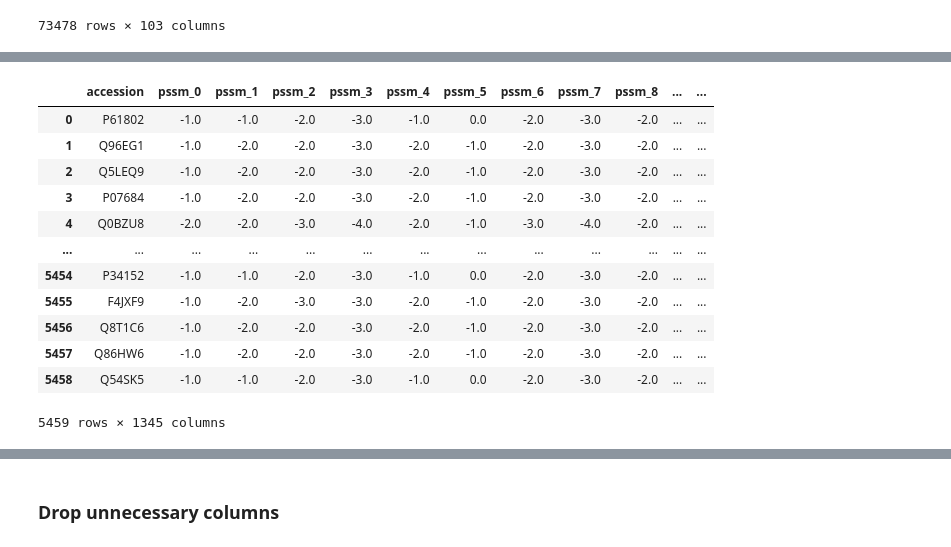
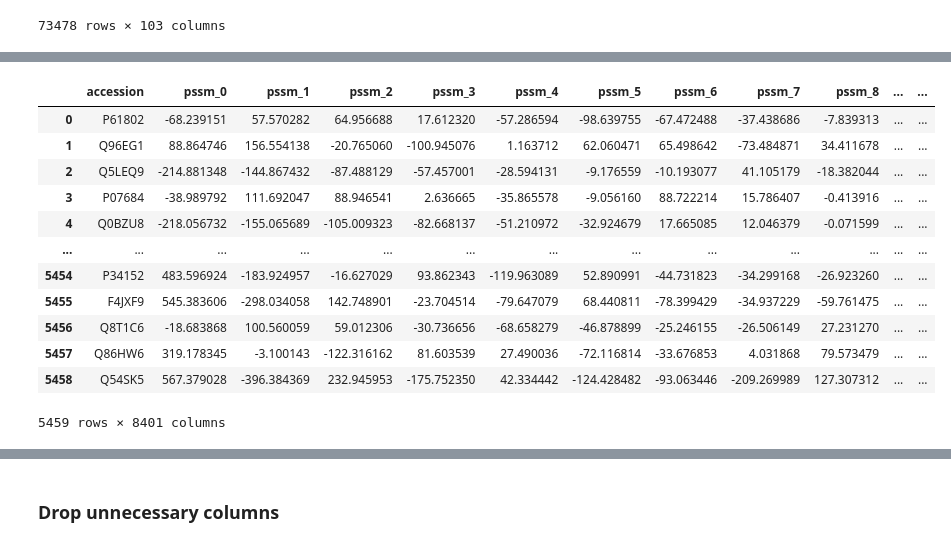
Before and after one commit to ScooterStuff/ec-prediction-ml, a Jupyter notebook: experiments/merge_features.ipynb, the cells around one changed output, grey strips where cells are left out. Drawn from its saved outputs; the diff is of its cells as text; code cells hidden in the pictures.

```diff
--- a/experiments/merge_features.ipynb
+++ b/experiments/merge_features.ipynb
@@ -197,19 +197,23 @@ test_df:pssm_matrix range:  53 5488
 # %%
-def truncate_and_flatten(matrix, target_rows=32, n_cols=42):
-
-    matrix = np.array(matrix, dtype=float)
+def truncate_and_flatten(matrix, target_rows=2000, n_cols=42):
+    matrix = np.array(matrix, dtype=np.float32) # reduce memory usage
     m = matrix.shape[0]
     if m < target_rows:
-        pad = np.zeros((target_rows - m, n_cols))
+        pad = np.zeros((target_rows - m, n_cols), dtype=np.float32)
         matrix = np.vstack([matrix, pad])
     else:
-        matrix = matrix[:target_rows, :]
+        matrix = matrix[:target_rows, :n_cols]
     return matrix.flatten()
 # %%
-features = train_pssm['pssm_matrix'].apply(lambda x: truncate_and_flatten(x, target_rows=32, n_cols=42))
-features_matrix = np.stack(features.values)
-new_train_pssm = pd.DataFrame(features_matrix, columns=[f'pssm_{i}' for i in range(features_matrix.shape[1])])
-new_train_pssm.insert(0, 'accession', train_pssm['accession_id'])
+# Use list comprehension instead of apply for better performance
+features_list = [truncate_and_flatten(x, target_rows=2000, n_cols=42)
+                 for x in train_pssm['pssm_matrix']]
+
+features_matrix = np.stack(features_list)
+pca = PCA(n_components=8400, svd_solver='randomized', random_state=42)
+features_reduced = pca.fit_transform(features_matrix)
+new_train_pssm = pd.DataFrame(features_reduced, columns=[f'pssm_{i}' for i in range(features_reduced.shape[1])])
+new_train_pssm.insert(0, 'accession', train_pssm['accession_id'].values)
 new_train_pssm
 # %% [output]
 |  | accession | pssm_0 | pssm_1 | pssm_2 | pssm_3 | pssm_4 | pssm_5 | pssm_6 | pssm_7 | pssm_8 | ... | ... |
@@ -248,20 +255,23 @@ new_valid_pssm
 # %%
-features = test_pssm['pssm_matrix'].apply(lambda x: truncate_and_flatten(x, target_rows=32, n_cols=42))
-features_matrix = np.stack(features.values)
-new_test_pssm = pd.DataFrame(features_matrix, columns=[f'pssm_{i}' for i in range(features_matrix.shape[1])])
-new_test_pssm.insert(0, 'accession', test_pssm['accession_id'])
+accession = test_pssm['accession_id'].values
+features_matrix = np.stack([truncate_and_flatten(x, 2000, 42) for x in test_pssm['pssm_matrix']])
+
+test_features = pca.transform(features_matrix)
+new_test_pssm = pd.DataFrame(test_features,
+               columns=[f'pssm_{i}' for i in range(test_features.shape[1])])
+new_test_pssm.insert(0, 'accession', accession)
 new_test_pssm
 # %% [output]
 |  | accession | pssm_0 | pssm_1 | pssm_2 | pssm_3 | pssm_4 | pssm_5 | pssm_6 | pssm_7 | pssm_8 | ... | ... |
-| 0 | P61802 | -1.0 | -1.0 | -2.0 | -3.0 | -1.0 | 0.0 | -2.0 | -3.0 | -2.0 | ... | ... |
-| 1 | Q96EG1 | -1.0 | -2.0 | -2.0 | -3.0 | -2.0 | -1.0 | -2.0 | -3.0 | -2.0 | ... | ... |
-| 2 | Q5LEQ9 | -1.0 | -2.0 | -2.0 | -3.0 | -2.0 | -1.0 | -2.0 | -3.0 | -2.0 | ... | ... |
-| 3 | P07684 | -1.0 | -2.0 | -2.0 | -3.0 | -2.0 | -1.0 | -2.0 | -3.0 | -2.0 | ... | ... |
-| 4 | Q0BZU8 | -2.0 | -2.0 | -3.0 | -4.0 | -2.0 | -1.0 | -3.0 | -4.0 | -2.0 | ... | ... |
+| 0 | P61802 | -68.239151 | 57.570282 | 64.956688 | 17.612320 | -57.286594 | -98.639755 | -67.472488 | -37.438686 | -7.839313 | ... | ... |
+| 1 | Q96EG1 | 88.864746 | 156.554138 | -20.765060 | -100.945076 | 1.163712 | 62.060471 | 65.498642 | -73.484871 | 34.411678 | ... | ... |
+| 2 | Q5LEQ9 | -214.881348 | -144.867432 | -87.488129 | -57.457001 | -28.594131 | -9.176559 | -10.193077 | 41.105179 | -18.382044 | ... | ... |
+| 3 | P07684 | -38.989792 | 111.692047 | 88.946541 | 2.636665 | -35.865578 | -9.056160 | 88.722214 | 15.786407 | -0.413916 | ... | ... |
+| 4 | Q0BZU8 | -218.056732 | -155.065689 | -105.009323 | -82.668137 | -51.210972 | -32.924679 | 17.665085 | 12.046379 | -0.071599 | ... | ... |
 | ... | ... | ... | ... | ... | ... | ... | ... | ... | ... | ... | ... | ... |
-| 5454 | P34152 | -1.0 | -1.0 | -2.0 | -3.0 | -1.0 | 0.0 | -2.0 | -3.0 | -2.0 | ... | ... |
-| 5455 | F4JXF9 | -1.0 | -2.0 | -3.0 | -3.0 | -2.0 | -1.0 | -2.0 | -3.0 | -2.0 | ... | ... |
-| 5456 | Q8T1C6 | -1.0 | -2.0 | -2.0 | -3.0 | -2.0 | -1.0 | -2.0 | -3.0 | -2.0 | ... | ... |
-| 5457 | Q86HW6 | -1.0 | -2.0 | -2.0 | -3.0 | -2.0 | -1.0 | -2.0 | -3.0 | -2.0 | ... | ... |
-| 5458 | Q54SK5 | -1.0 | -1.0 | -2.0 | -3.0 | -1.0 | 0.0 | -2.0 | -3.0 | -2.0 | ... | ... |
+| 5454 | P34152 | 483.596924 | -183.924957 | -16.627029 | 93.862343 | -119.963089 | 52.890991 | -44.731823 | -34.299168 | -26.923260 | ... | ... |
+| 5455 | F4JXF9 | 545.383606 | -298.034058 | 142.748901 | -23.704514 | -79.647079 | 68.440811 | -78.399429 | -34.937229 | -59.761475 | ... | ... |
+| 5456 | Q8T1C6 | -18.683868 | 100.560059 | 59.012306 | -30.736656 | -68.658279 | -46.878899 | -25.246155 | -26.506149 | 27.231270 | ... | ... |
+| 5457 | Q86HW6 | 319.178345 | -3.100143 | -122.316162 | 81.603539 | 27.490036 | -72.116814 | -33.676853 | 4.031868 | 79.573479 | ... | ... |
+| 5458 | Q54SK5 | 567.379028 | -396.384369 | 232.945953 | -175.752350 | 42.334442 | -124.428482 | -93.063446 | -209.269989 | 127.307312 | ... | ... |
-5459 rows × 1345 columns
+5459 rows × 8401 columns
```
Also changed, not shown: parts of 41 cells of this notebook, 50 other files.
